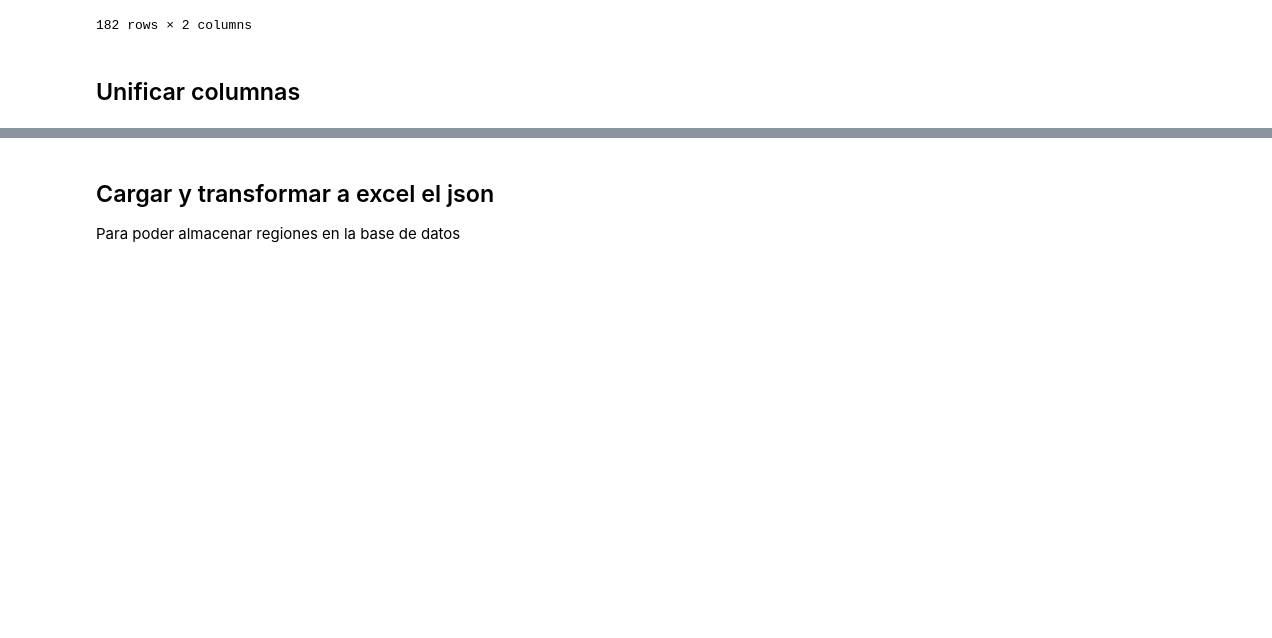
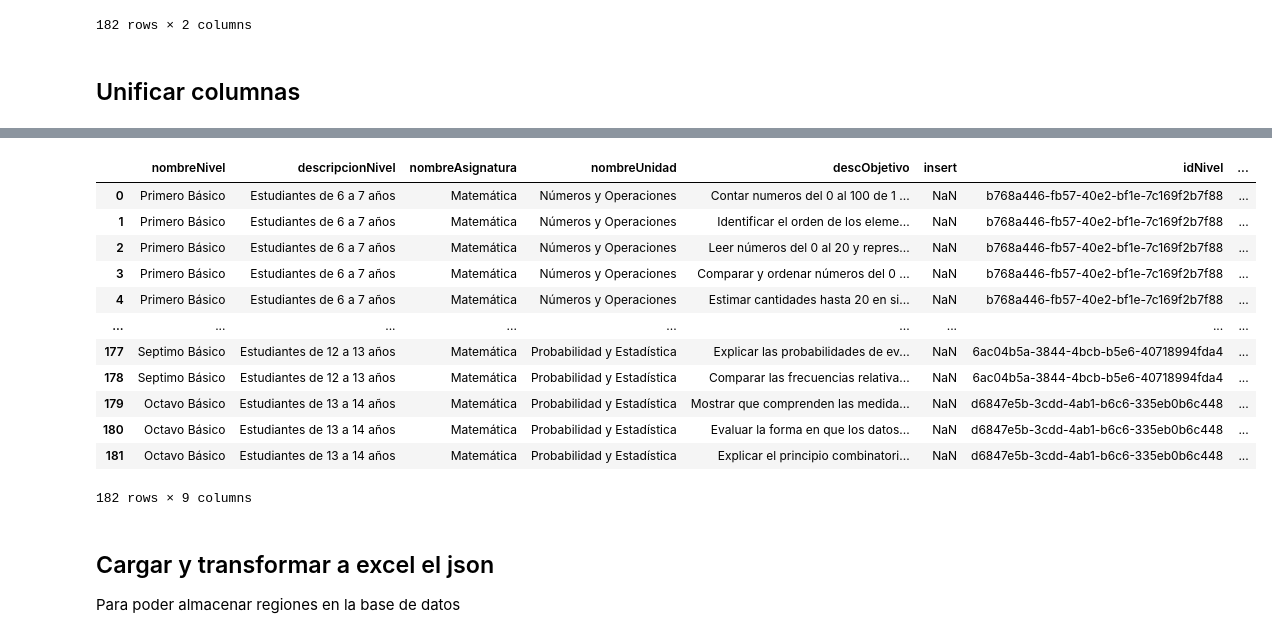
Before and after one commit to Bigote93/APIMINEDUC, a Jupyter notebook: APiGOB.ipynb, the cells around one changed output, grey strips where cells are left out. Saved outputs shown, nothing was run; the diff lists cells and outputs as text; code cells hidden in the pictures; blank space fills up the shorter version.

```diff
--- a/APiGOB.ipynb
+++ b/APiGOB.ipynb
@@ -147,3 +137,21 @@ DF_OBJETIVOS
+# %%
+DF_OBJETIVOS = DF_OBJETIVOS.merge(UNIDADES_DF[['nombreUnidad','idUnidad']], how='inner', on='nombreUnidad')
+
+DF_OBJETIVOS
+# %% [output]
+|  | nombreNivel | descripcionNivel | nombreAsignatura | nombreUnidad | descObjetivo | insert | idNivel | ... |
+| 0 | Primero Básico | Estudiantes de 6 a 7 años | Matemática | Números y Operaciones | Contar numeros del 0 al 100 de 1 ... | NaN | b768a446-fb57-40e2-bf1e-7c169f2b7f88 | ... |
+| 1 | Primero Básico | Estudiantes de 6 a 7 años | Matemática | Números y Operaciones | Identificar el orden de los eleme... | NaN | b768a446-fb57-40e2-bf1e-7c169f2b7f88 | ... |
+| 2 | Primero Básico | Estudiantes de 6 a 7 años | Matemática | Números y Operaciones | Leer números del 0 al 20 y repres... | NaN | b768a446-fb57-40e2-bf1e-7c169f2b7f88 | ... |
+| 3 | Primero Básico | Estudiantes de 6 a 7 años | Matemática | Números y Operaciones | Comparar y ordenar números del 0 ... | NaN | b768a446-fb57-40e2-bf1e-7c169f2b7f88 | ... |
+| 4 | Primero Básico | Estudiantes de 6 a 7 años | Matemática | Números y Operaciones | Estimar cantidades hasta 20 en si... | NaN | b768a446-fb57-40e2-bf1e-7c169f2b7f88 | ... |
+| ... | ... | ... | ... | ... | ... | ... | ... | ... |
+| 177 | Septimo Básico | Estudiantes de 12 a 13 años | Matemática | Probabilidad y Estadística | Explicar las probabilidades de ev... | NaN | 6ac04b5a-3844-4bcb-b5e6-40718994fda4 | ... |
+| 178 | Septimo Básico | Estudiantes de 12 a 13 años | Matemática | Probabilidad y Estadística | Comparar las frecuencias relativa... | NaN | 6ac04b5a-3844-4bcb-b5e6-40718994fda4 | ... |
+| 179 | Octavo Básico | Estudiantes de 13 a 14 años | Matemática | Probabilidad y Estadística | Mostrar que comprenden las medida... | NaN | d6847e5b-3cdd-4ab1-b6c6-335eb0b6c448 | ... |
+| 180 | Octavo Básico | Estudiantes de 13 a 14 años | Matemática | Probabilidad y Estadística | Evaluar la forma en que los datos... | NaN | d6847e5b-3cdd-4ab1-b6c6-335eb0b6c448 | ... |
+| 181 | Octavo Básico | Estudiantes de 13 a 14 años | Matemática | Probabilidad y Estadística | Explicar el principio combinatori... | NaN | d6847e5b-3cdd-4ab1-b6c6-335eb0b6c448 | ... |
+182 rows × 9 columns
 # %% [markdown]
 ## Cargar y transformar a excel el json
 
```
Also changed, not shown: parts of 9 cells of this notebook.
